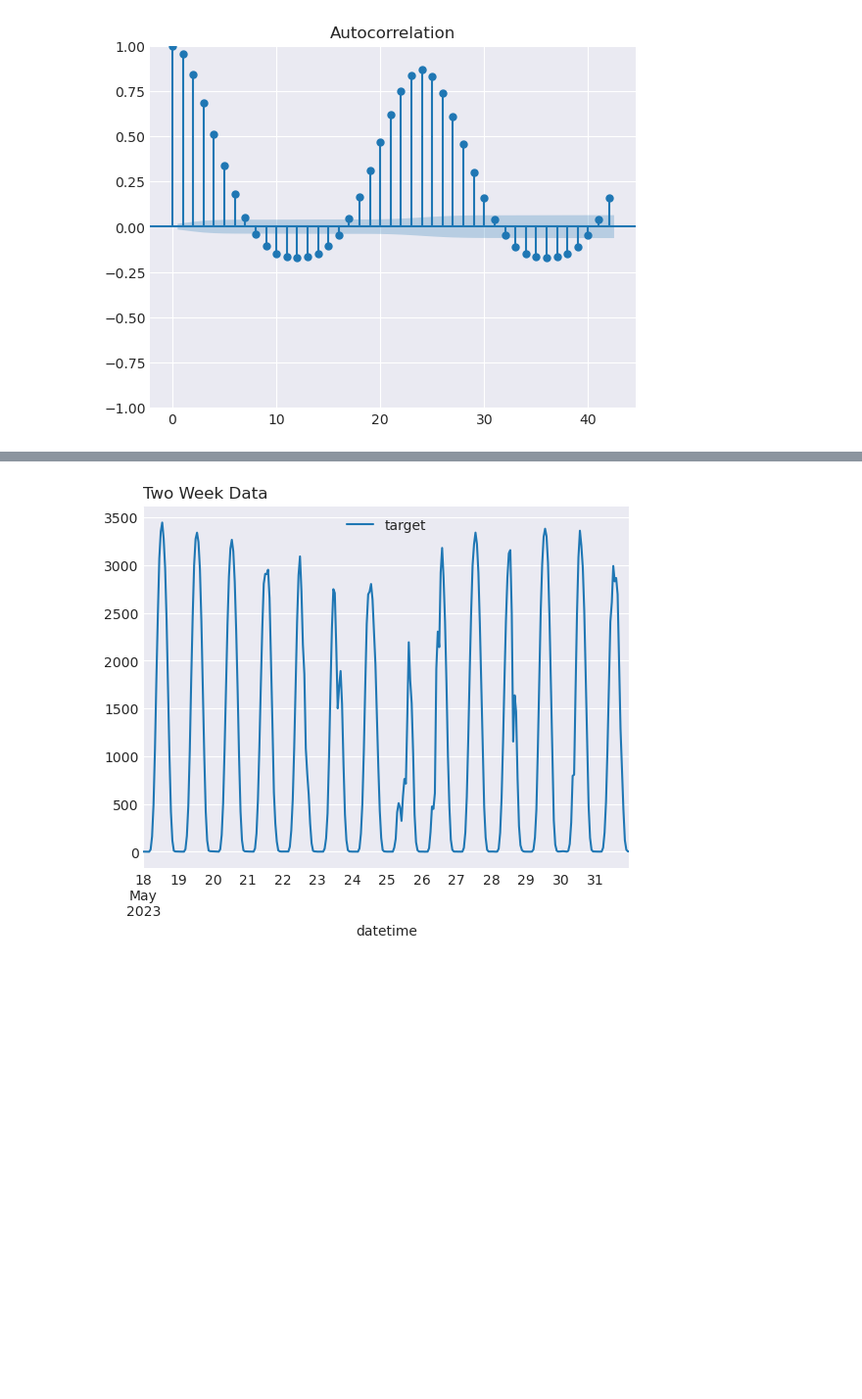
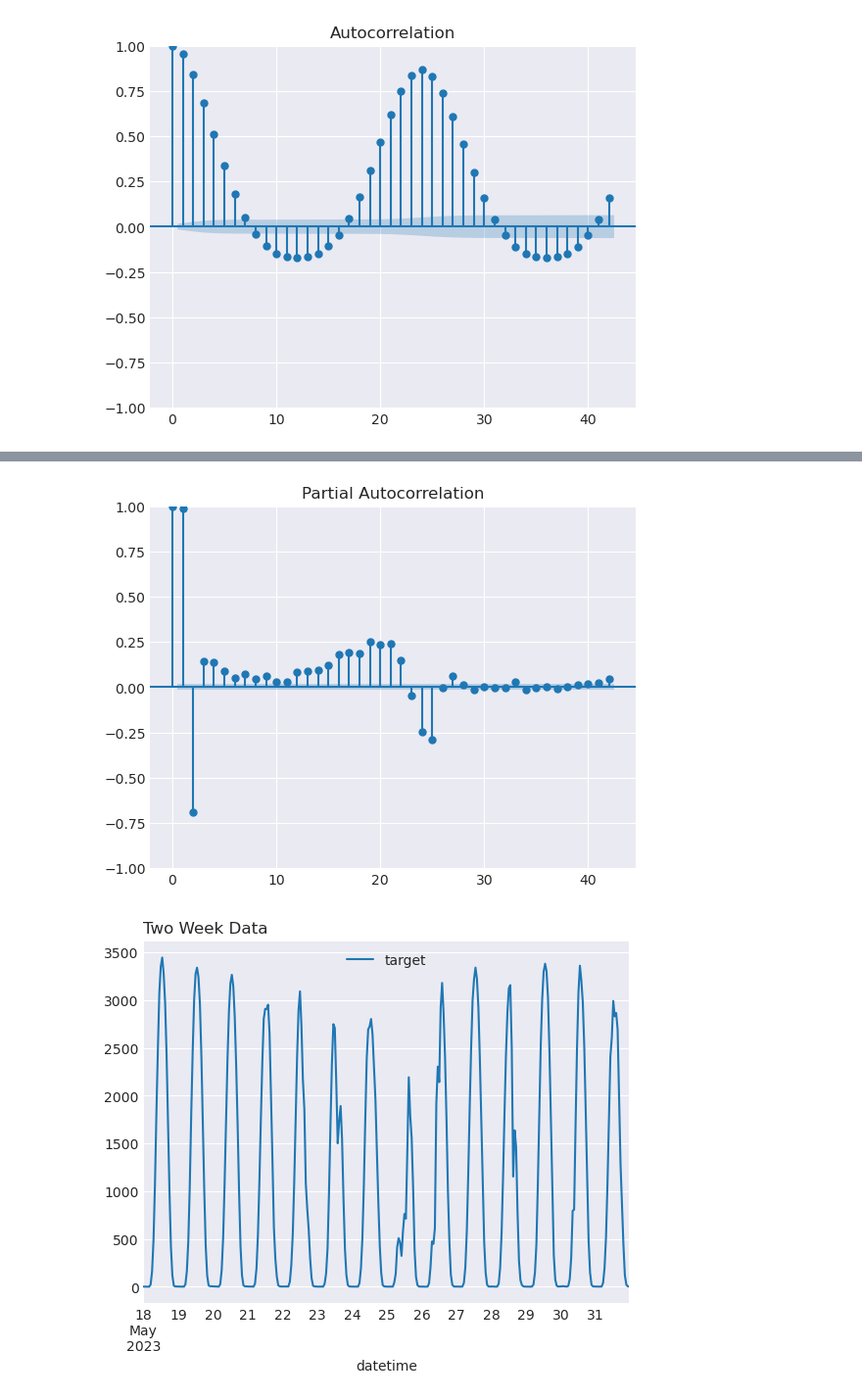
Before and after one commit to pmz-q/est_wassup_02, a Jupyter notebook: examinations/before_merge_arima.ipynb, the cells around one changed output, grey strips where cells are left out. Shown at 98% size. Saved outputs shown, nothing was run; the diff lists cells and outputs as text; code cells hidden in the pictures; blank space fills up the shorter version.

```diff
--- a/examinations/before_merge_arima.ipynb
+++ b/examinations/before_merge_arima.ipynb
@@ -305,3 +253,8 @@ plt.show()
+# %%
+plot_pacf(df_arima_nc)
+plt.show()
+# %% [output]
+[figure, added]
 # %%
 # Time Series
 from statsmodels.tsa.statespace.sarimax import SARIMAX
```
Also changed, not shown: parts of 33 cells of this notebook.
